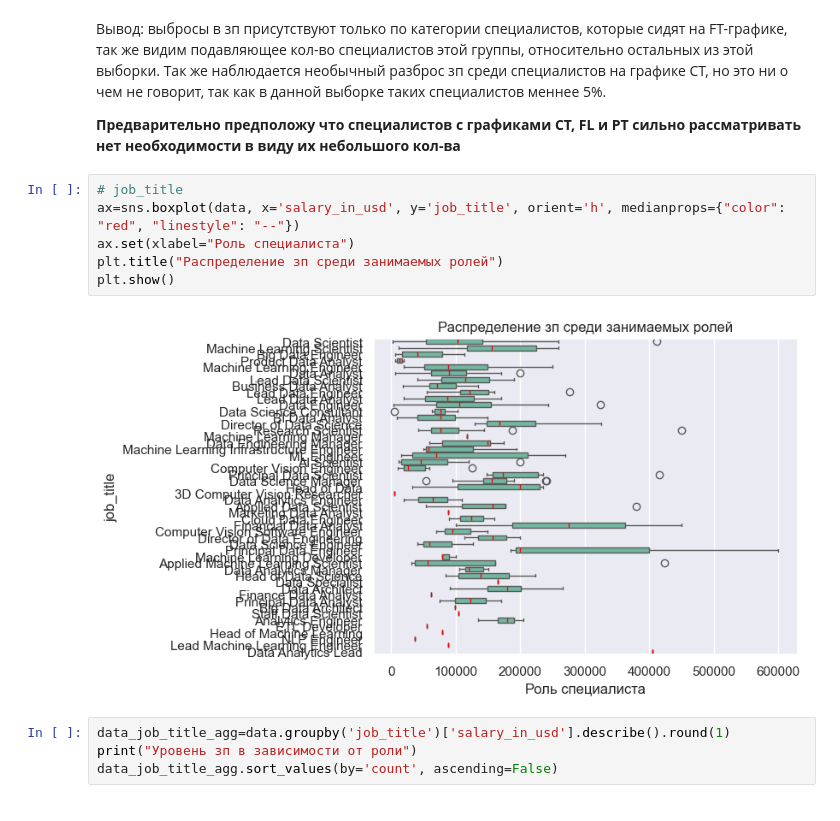
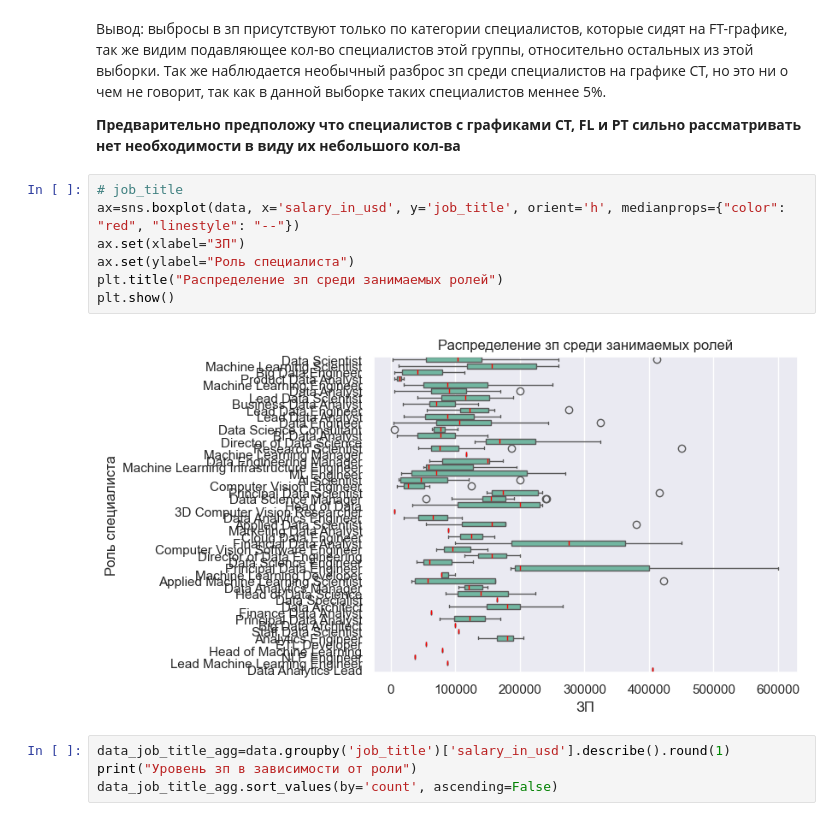
Before and after one commit to schdlr50/SF_EDA_4, a Jupyter notebook: final task.ipynb, the cells around one changed output. Drawn from its saved outputs; the diff is of its cells as text.

```diff
--- a/final task.ipynb
+++ b/final task.ipynb
@@ -271,11 +271,12 @@ data_employement_type_agg
 # %%
 # job_title
 ax=sns.boxplot(data, x='salary_in_usd', y='job_title', orient='h', medianprops={"color": "red", "linestyle": "--"})
-ax.set(xlabel="Роль специалиста")
+ax.set(xlabel="ЗП")
+ax.set(ylabel="Роль специалиста")
 plt.title("Распределение зп среди занимаемых ролей")
 plt.show()
 # %% [output]
-[figure, old version]
+[figure, new version]
 # %%
 data_job_title_agg=data.groupby('job_title')['salary_in_usd'].describe().round(1)
 print("Уровень зп в зависимости от роли")
```
Also changed, not shown: parts of 28 cells of this notebook.
